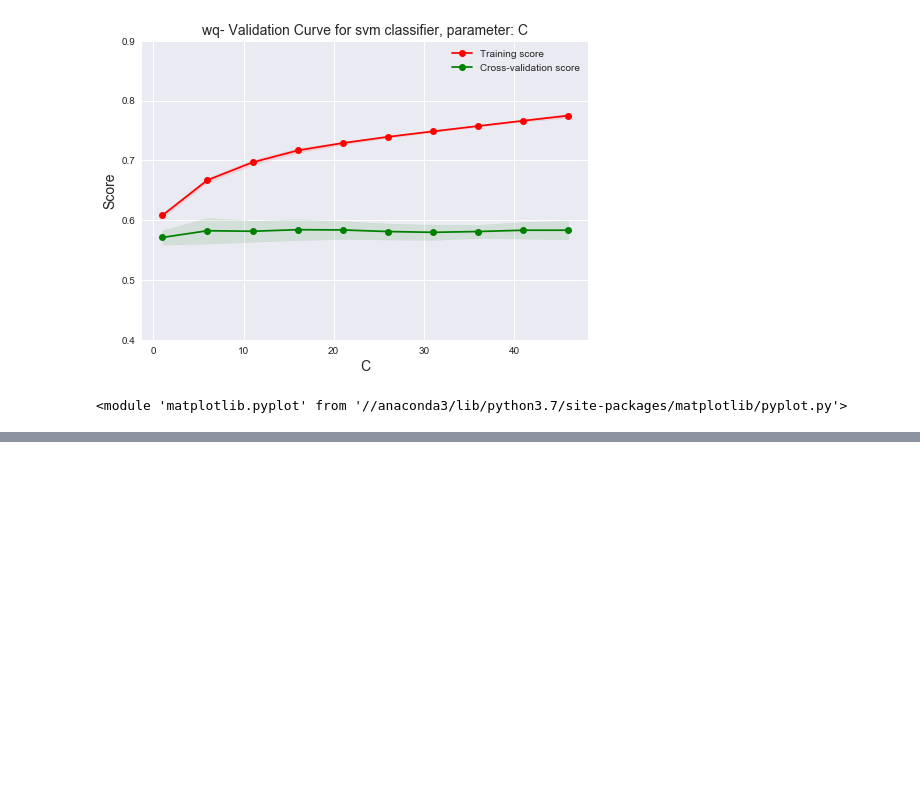
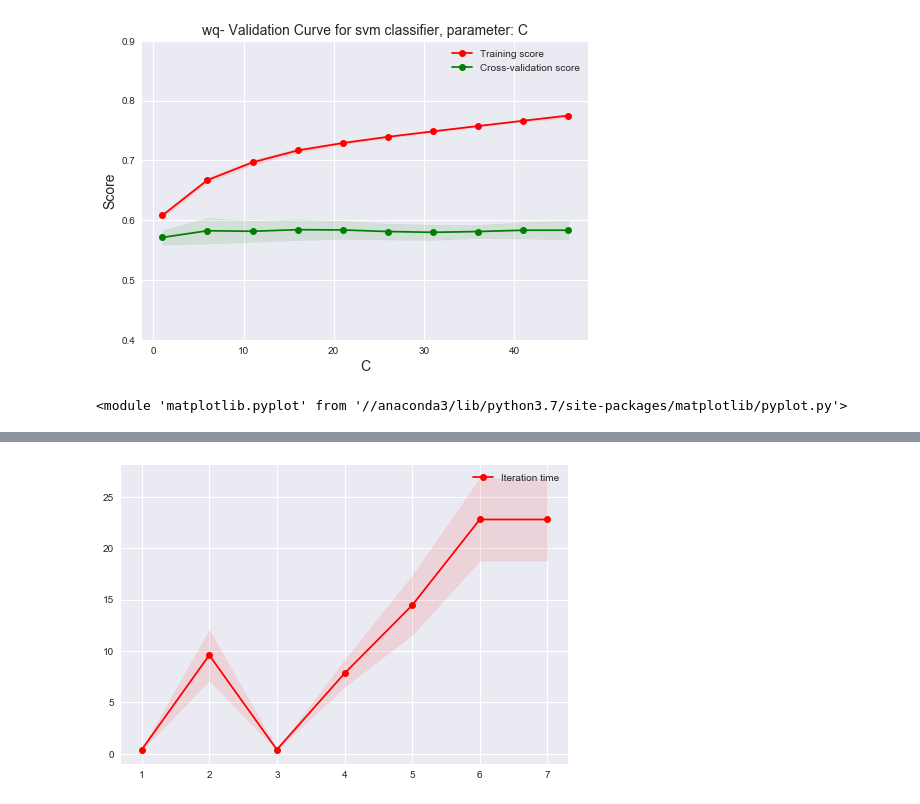
Before and after one commit to sbassam/cs-7641-projects, a Jupyter notebook: assignment-1/wine-quality-data-analysis.ipynb, the cells around one changed output, grey strips where cells are left out. Drawn from its saved outputs; the diff is of its cells as text; code cells hidden in the pictures; blank space fills up the shorter version.

```diff
--- a/assignment-1/wine-quality-data-analysis.ipynb
+++ b/assignment-1/wine-quality-data-analysis.ipynb
@@ -330,0 +368,31 @@ plot_validation_curve(clf, features_train, labels_train, 'svm', 'wq', 'C', np.ar
+# %%
+#clf = MLPClassifier(hidden_layer_sizes = (300, 300, 300, 300, 300, 300), max_iter = 5000)
+# accuracy_dict={}
+# fit_time_dict = {}
+x_arr = []
+for size in np.arange(.01, 1., .3):
+    iter_train, iter_test, iter_y_train, iter_y_test = train_test_split(features_train, labels_train, train_size=size)
+
+    parameters = {'max_iter':np.array([5000])}#{'max_iter': np.arange(200, 800, 100) }
+    gc_clf = GridSearchCV(clf, parameters, cv=5, scoring='balanced_accuracy')
+    gc_clf.fit(iter_train, iter_y_train)
+    x_arr.append(iter_train.shape[0])
+#     fit_time_list[iter_train.shape[0]]=gc_clf.cv_results_['mean_fit_time'][0]
+#     accuracy_list[iter_train.shape[0]]=gc_clf.cv_results_['mean_test_score'][0]
+    iter_data = pd.concat([iter_data, pd.DataFrame(gc_clf.cv_results_)])
+# %%
+
+
+plt.style.use('seaborn')
+
+plt.fill_between(x_arr, iter_data.mean_fit_time - iter_data.std_fit_time,
+                 iter_data.mean_fit_time + iter_data.std_fit_time, alpha=0.1,
+                 color="r")
+
+plt.plot(x_arr, iter_data.mean_fit_time, 'o-', color="r",
+         label="Iteration time")
+
+plt.legend()
+plt.show()
+# %% [output]
+[figure, added]
```
Also changed, not shown: parts of 23 cells of this notebook, 35 other files.
